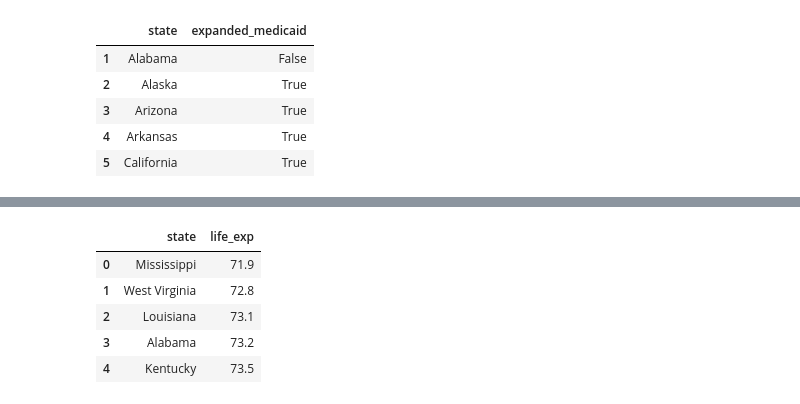
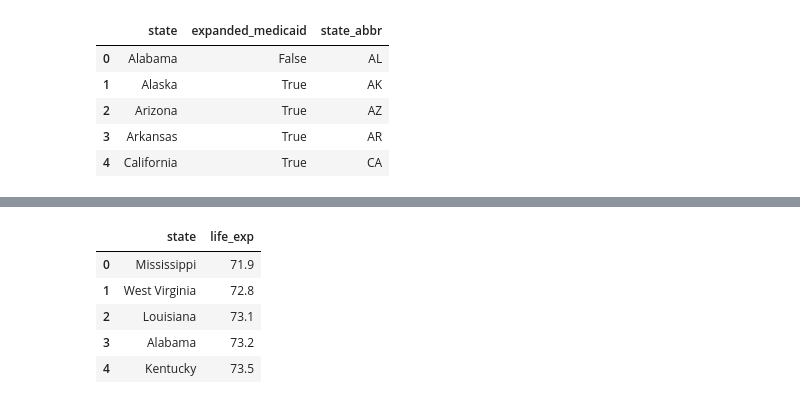
Before and after one commit to bdiamond2/medicaid-expansion-analysis, a Jupyter notebook: medicaid_expansion.ipynb, the cells around one changed output, grey strips where cells are left out. Cells and saved outputs as stored; diff of their text form; code cells hidden in the pictures.

```diff
--- a/medicaid_expansion.ipynb
+++ b/medicaid_expansion.ipynb
@@ -11,21 +11,27 @@ import us
 # %%
 # Enrollment data by state
 # Source: https://www.kff.org/health-reform/state-indicator/medicaid-expansion-enrollment/?currentTimeframe=0&sortModel=%7B%22colId%22:%22Location%22,%22sort%22:%22asc%22%7D
 
 df_medicaid = pd.read_csv('data/KFF_medicaid_enrollment.csv', header=2).loc[:51] # get rid of junk rows
-df_medicaid = df_medicaid.loc[df_medicaid['Location'] != 'United States'] # just states & DC
+df_medicaid = df_medicaid[~df_medicaid['Location'].isin(['United States', 'District of Columbia'])].reset_index()
 df_medicaid = df_medicaid.rename(columns={
     'Location':'state',
     'Expanded by September 30th, 2022':'expanded_medicaid'
 })
 df_medicaid['expanded_medicaid'] = df_medicaid['expanded_medicaid'].replace({'Yes': True, 'No': False})
 df_medicaid = df_medicaid[['state', 'expanded_medicaid']]
 
+state_abbrs = []
+for s in df_medicaid['state']:
+    state_obj = us.states.lookup(s)
+    state_abbrs.append(us.states.lookup(s).abbr)
+df_medicaid['state_abbr'] = state_abbrs
+
 df_medicaid.head()
 # %% [output]
-|  | state | expanded_medicaid |
-| 1 | Alabama | False |
-| 2 | Alaska | True |
-| 3 | Arizona | True |
-| 4 | Arkansas | True |
-| 5 | California | True |
+|  | state | expanded_medicaid | state_abbr |
+| 0 | Alabama | False | AL |
+| 1 | Alaska | True | AK |
+| 2 | Arizona | True | AZ |
+| 3 | Arkansas | True | AR |
+| 4 | California | True | CA |
```
Also changed, not shown: parts of 8 cells of this notebook, 2 other files.
